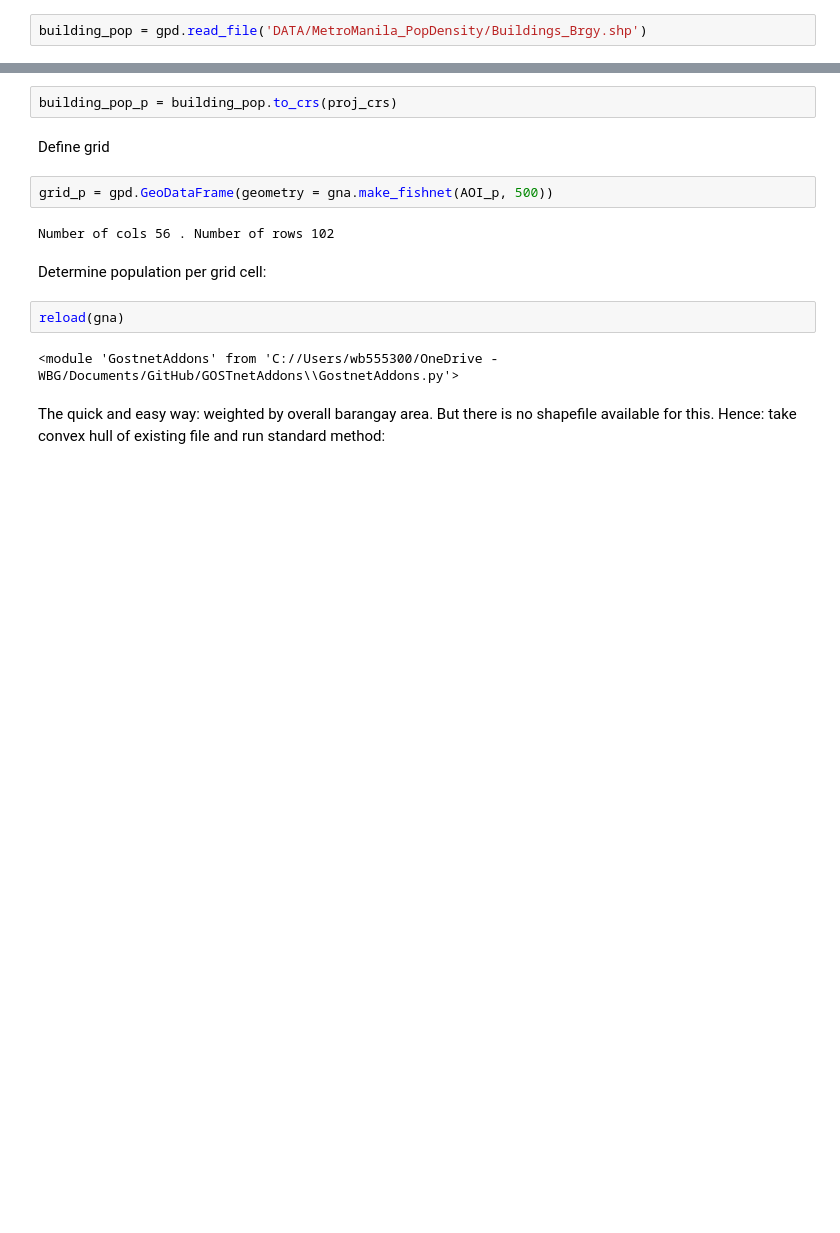
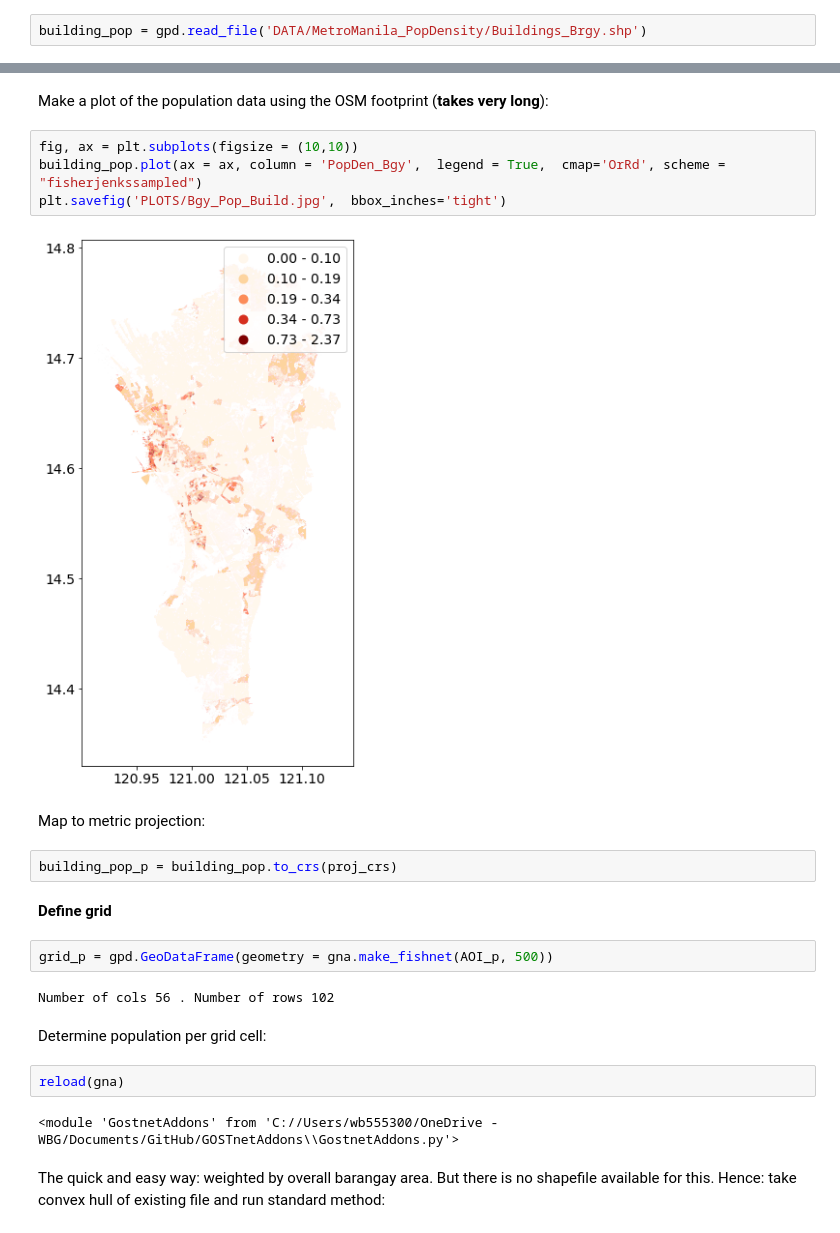
Before and after one commit to sfthies/Manila_seismic_risk, a Jupyter notebook: Main.ipynb, the cells around one changed output, grey strips where cells are left out. Drawn from its saved outputs; the diff is of its cells as text; blank space fills up the shorter version.

```diff
--- a/Main.ipynb
+++ b/Main.ipynb
@@ -396,7 +449,17 @@ barangays_geoms = building_pop.convex_hull
+# %% [markdown]
+Make a plot of the population data using the OSM footprint (**takes very long**):
+# %%
+fig, ax = plt.subplots(figsize = (10,10))
+building_pop.plot(ax = ax, column = 'PopDen_Bgy',  legend = True,  cmap='OrRd', scheme = "fisherjenkssampled")
+plt.savefig('PLOTS/Bgy_Pop_Build.jpg',  bbox_inches='tight')
+# %% [output]
+[figure, added]
+# %% [markdown]
+Map to metric projection:
 # %%
 building_pop_p = building_pop.to_crs(proj_crs)
-# %% [markdown]
-Define grid
+# %% [markdown]
+**Define grid**
 # %%
 grid_p = gpd.GeoDataFrame(geometry = gna.make_fishnet(AOI_p, 500))
 # %% [output]
```
Also changed, not shown: parts of 40 cells of this notebook, 1 other file.
